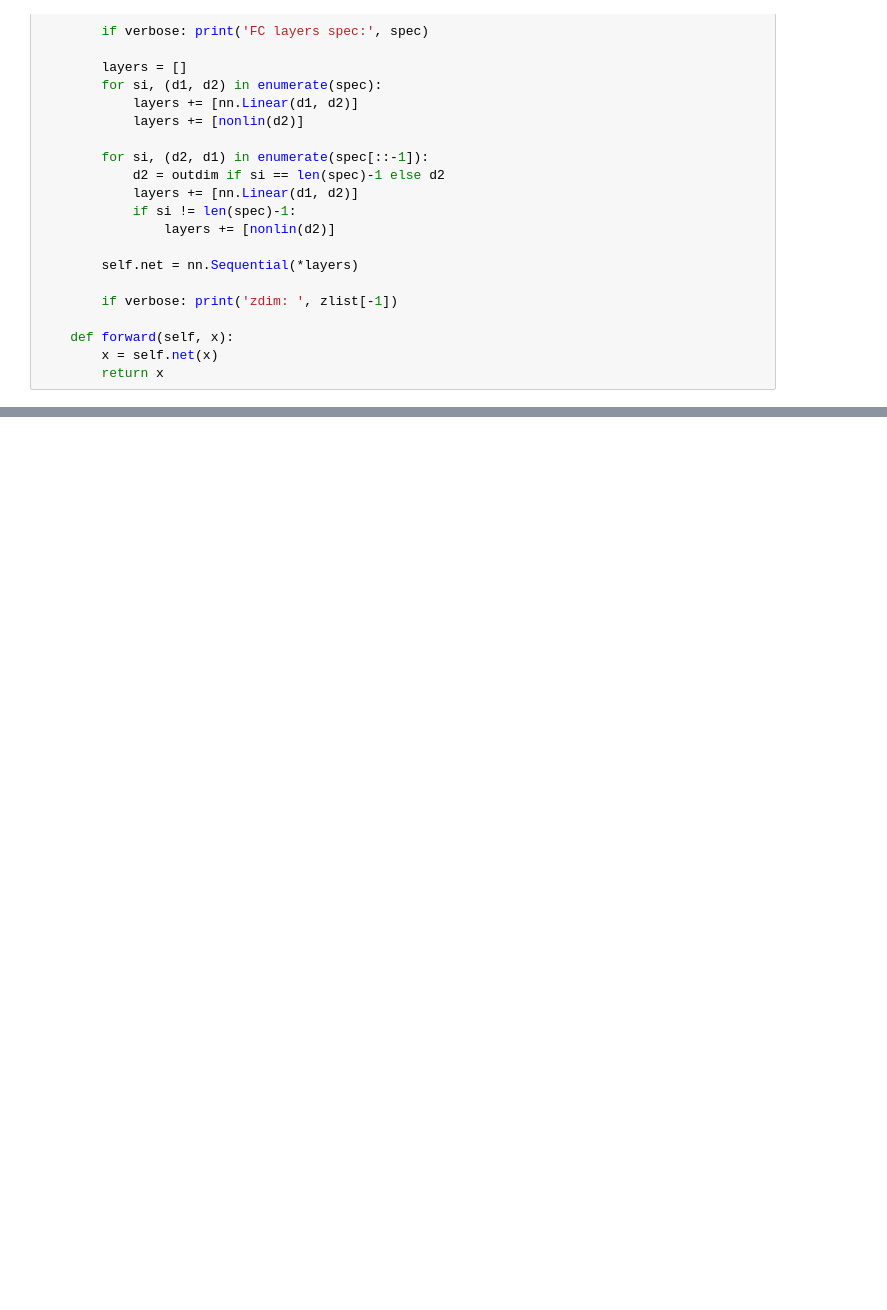
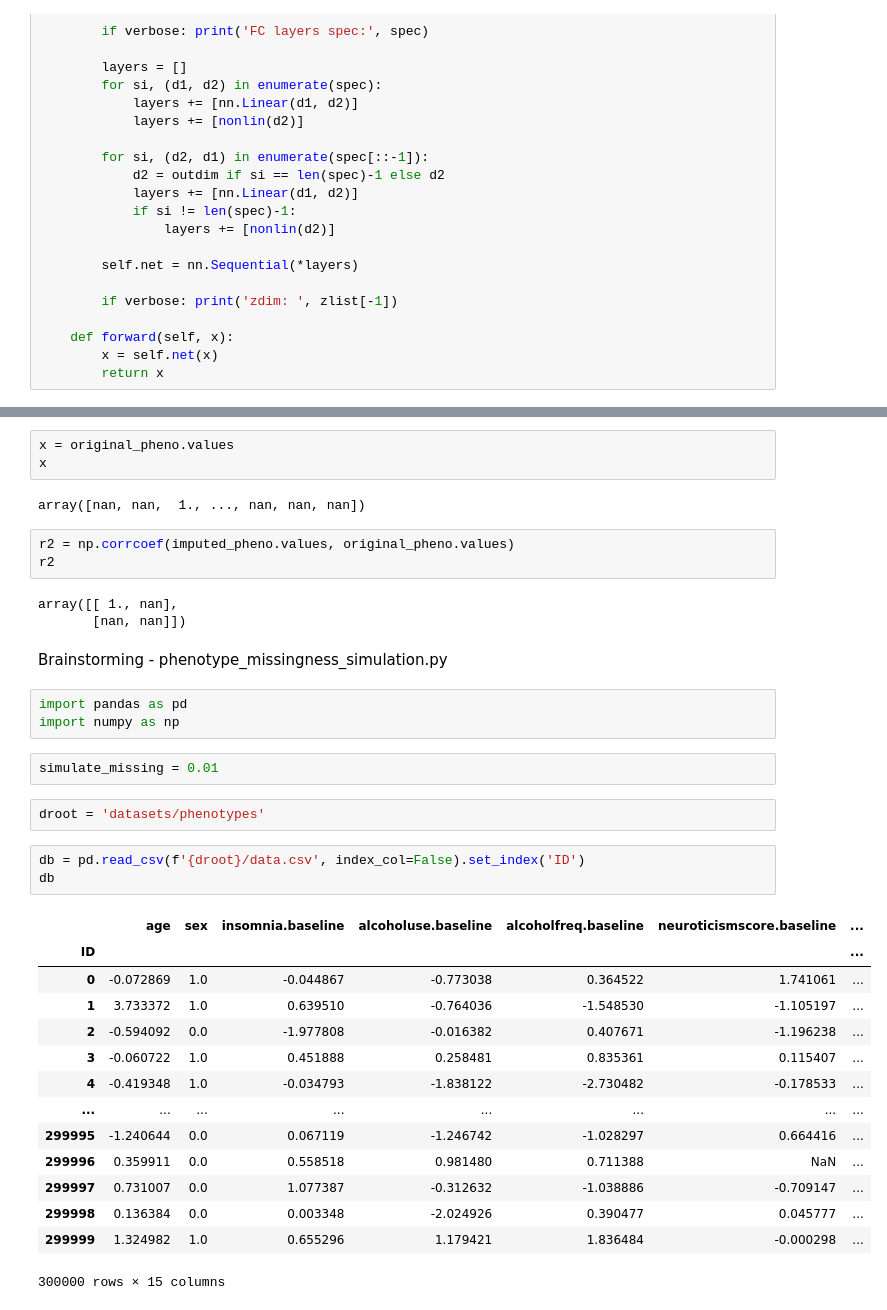
Before and after one commit to debnathk/AutoComplete_self, a Jupyter notebook: playground.ipynb, the cells around one changed output, grey strips where cells are left out. Drawn from its saved outputs; the diff is of its cells as text; blank space fills up the shorter version.

```diff
--- a/playground.ipynb
+++ b/playground.ipynb
@@ -62,0 +186,38 @@ class AutoComplete(nn.Module):
+# %%
+x = original_pheno.values
+x
+# %% [output]
+array([nan, nan,  1., ..., nan, nan, nan])
+# %%
+r2 = np.corrcoef(imputed_pheno.values, original_pheno.values)
+r2
+# %% [output]
+array([[ 1., nan],
+       [nan, nan]])
+# %% [markdown]
+Brainstorming - phenotype_missingness_simulation.py
+# %%
+import pandas as pd
+import numpy as np
+# %%
+simulate_missing = 0.01
+# %%
+droot = 'datasets/phenotypes'
+# %%
+db = pd.read_csv(f'{droot}/data.csv', index_col=False).set_index('ID')
+db
+# %% [output]
+|  | age | sex | insomnia.baseline | alcoholuse.baseline | alcoholfreq.baseline | neuroticismscore.baseline | ... |
+| ID |  |  |  |  |  |  | ... |
+| 0 | -0.072869 | 1.0 | -0.044867 | -0.773038 | 0.364522 | 1.741061 | ... |
+| 1 | 3.733372 | 1.0 | 0.639510 | -0.764036 | -1.548530 | -1.105197 | ... |
+| 2 | -0.594092 | 0.0 | -1.977808 | -0.016382 | 0.407671 | -1.196238 | ... |
+| 3 | -0.060722 | 1.0 | 0.451888 | 0.258481 | 0.835361 | 0.115407 | ... |
+| 4 | -0.419348 | 1.0 | -0.034793 | -1.838122 | -2.730482 | -0.178533 | ... |
+| ... | ... | ... | ... | ... | ... | ... | ... |
+| 299995 | -1.240644 | 0.0 | 0.067119 | -1.246742 | -1.028297 | 0.664416 | ... |
+| 299996 | 0.359911 | 0.0 | 0.558518 | 0.981480 | 0.711388 | NaN | ... |
+| 299997 | 0.731007 | 0.0 | 1.077387 | -0.312632 | -1.038886 | -0.709147 | ... |
+| 299998 | 0.136384 | 0.0 | 0.003348 | -2.024926 | 0.390477 | 0.045777 | ... |
+| 299999 | 1.324982 | 1.0 | 0.655296 | 1.179421 | 1.836484 | -0.000298 | ... |
+300000 rows × 15 columns
```
Also changed, not shown: parts of 18 cells of this notebook.
